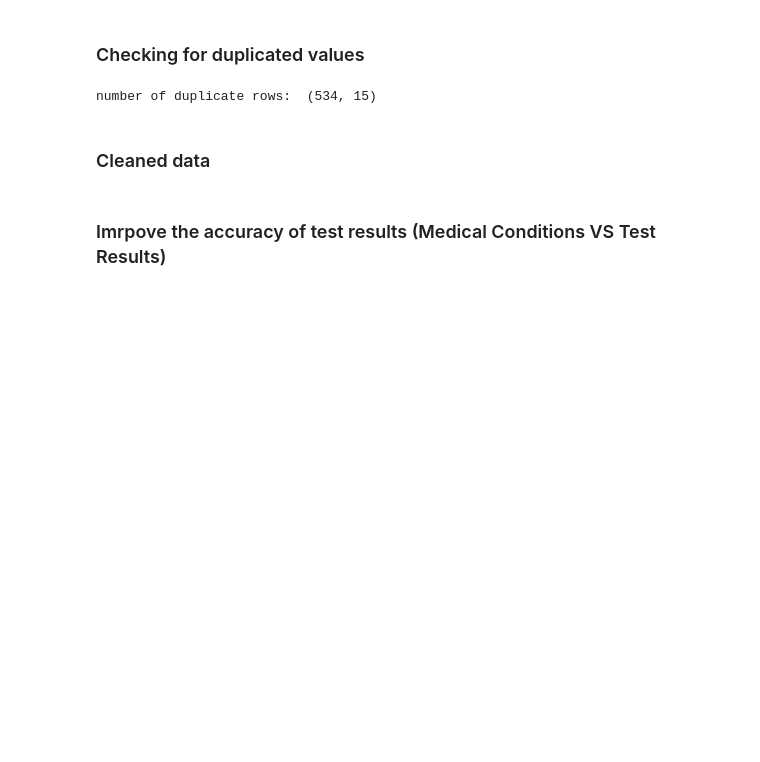
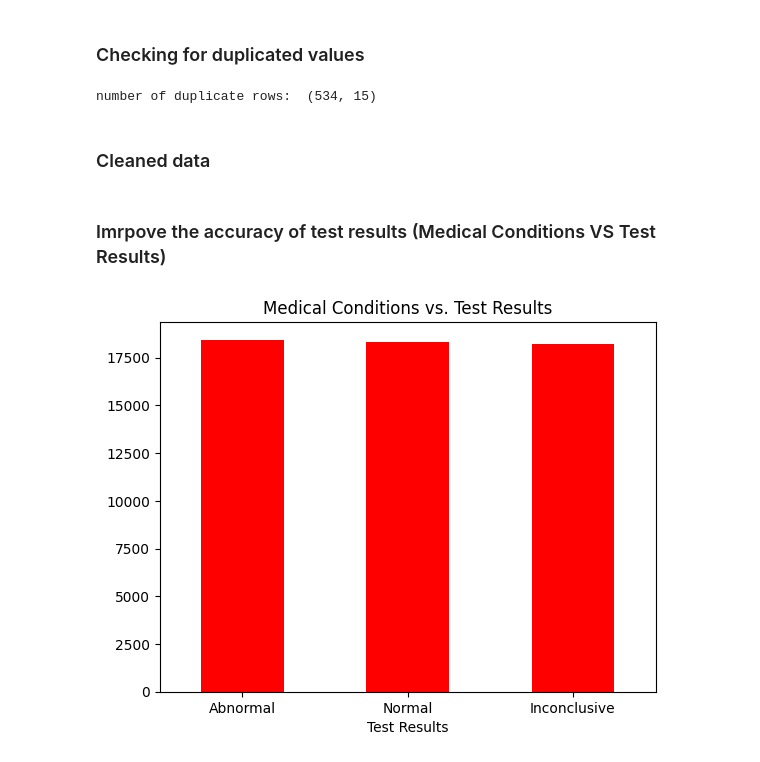
Before and after one commit to WinstonBudi/MY-DAC-Curriculum, a Jupyter notebook: Internal Project/Project.ipynb, the cells around one changed output. Drawn from its saved outputs; the diff is of its cells as text; code cells hidden in the pictures; blank space fills up the shorter version.

```diff
--- a/Internal Project/Project.ipynb
+++ b/Internal Project/Project.ipynb
@@ -131,3 +132,9 @@ df = df.drop_duplicates()
 df = pd.read_csv('/Users/winstonbudihartono/Desktop/MY-DAC-Curriculum/Internal Project/cleaned_file.csv')
 # %% [markdown]
 ### Imrpove the accuracy of test results (Medical Conditions VS Test Results)
+# %%
+df['Test Results'].value_counts().plot(kind='bar', title='Medical Conditions vs. Test Results', color='Red')
+plt.xticks(rotation=0)
+plt.show()
+# %% [output]
+[figure, added]
```
Also changed, not shown: parts of 2 cells of this notebook, 1 other file.
